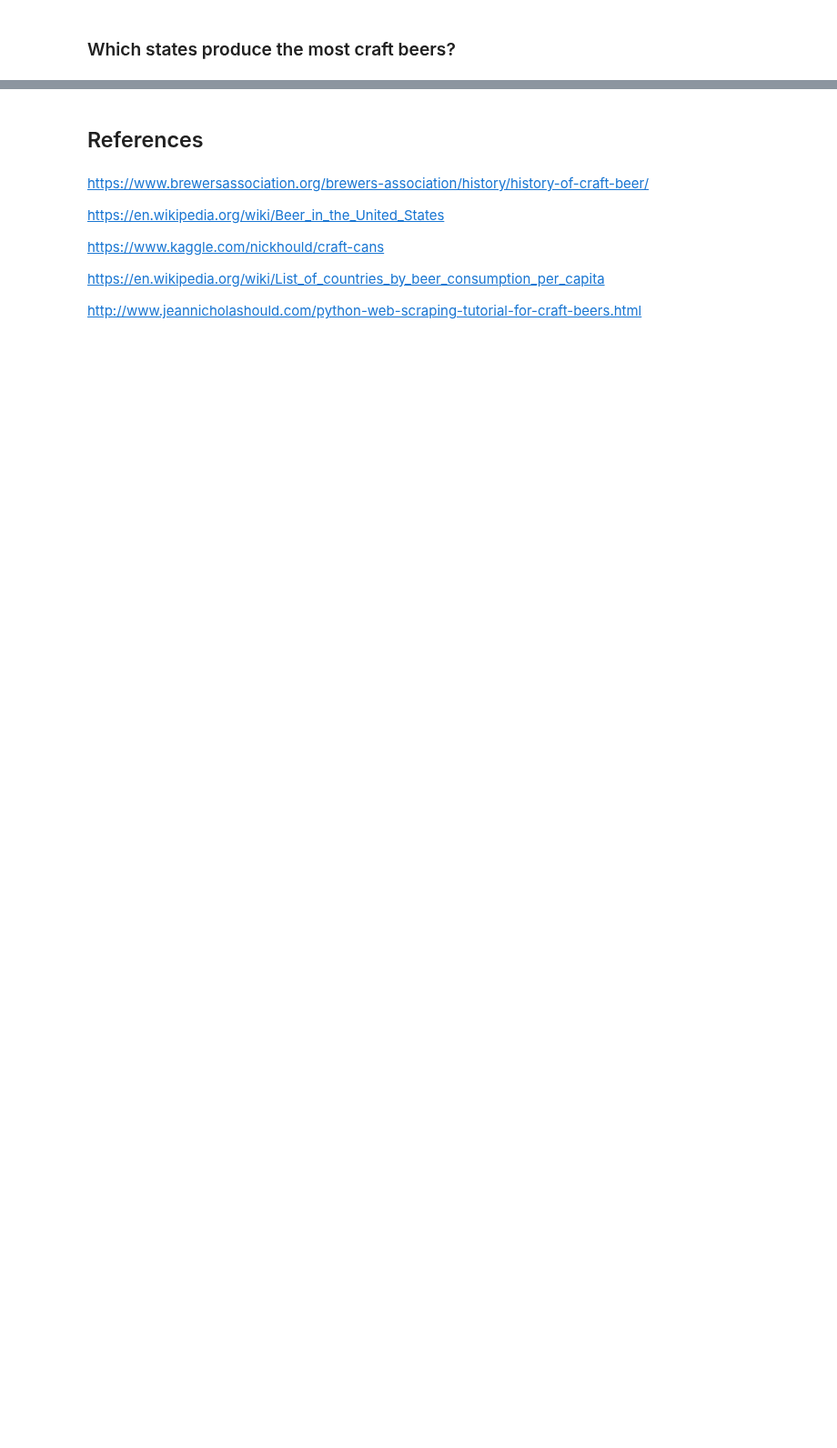
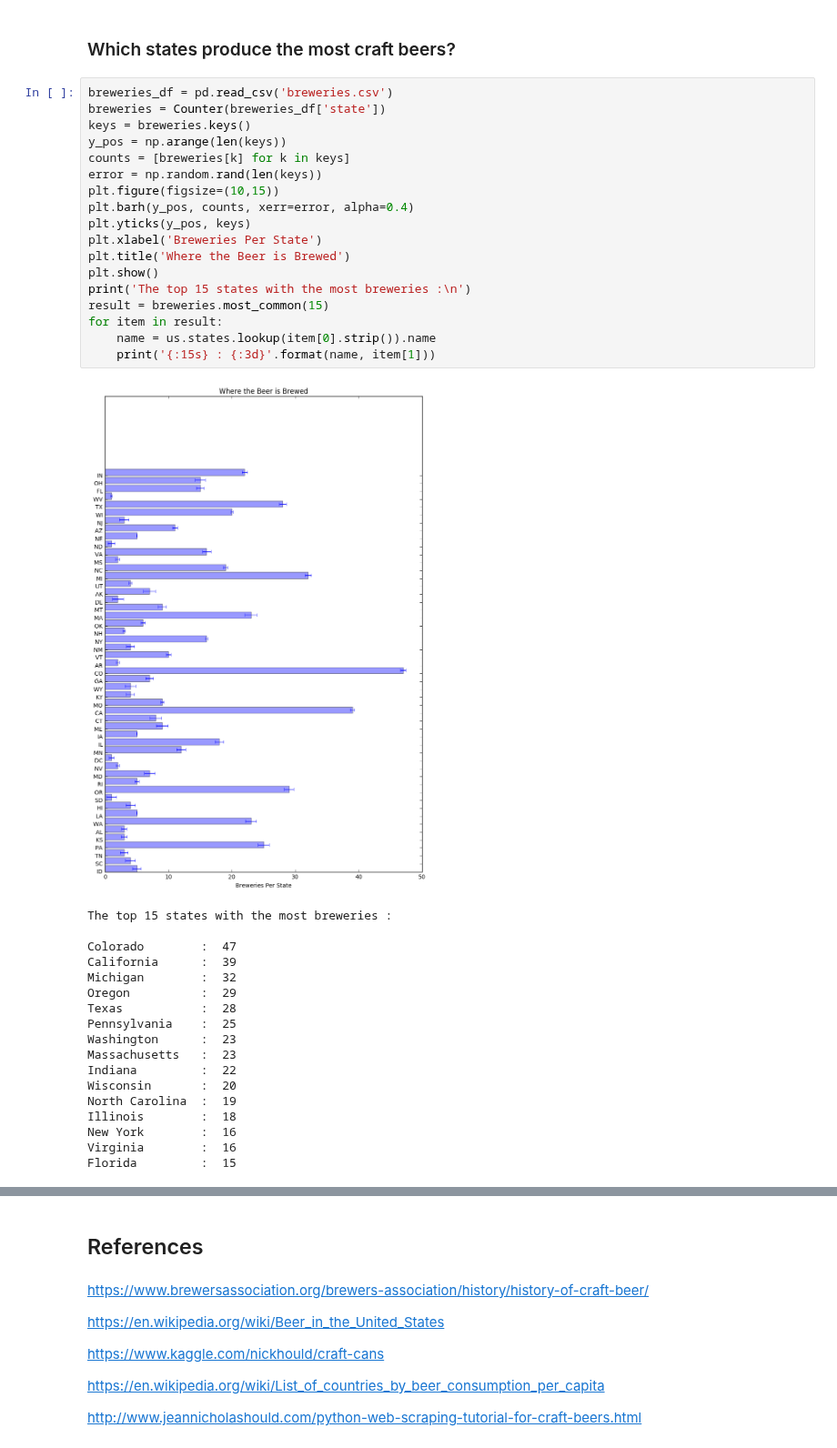
Before and after one commit to 315iah515/Thinkful-Notebooks, a Jupyter notebook: Prep/CapstoneAnalyticReport.ipynb, the cells around one changed output, grey strips where cells are left out. Shown at 91% size. Cells and saved outputs as stored; diff of their text form; blank space fills up the shorter version.

```diff
--- a/Prep/CapstoneAnalyticReport.ipynb
+++ b/Prep/CapstoneAnalyticReport.ipynb
@@ -93,2 +96,39 @@ The average ABV for the craft beers is 6 %. Considering that most of the beer ty
 # %% [markdown]
 ###  Which states produce the most craft beers?
+# %%
+breweries_df = pd.read_csv('breweries.csv')
+breweries = Counter(breweries_df['state'])
+keys = breweries.keys()
+y_pos = np.arange(len(keys))
+counts = [breweries[k] for k in keys]
+error = np.random.rand(len(keys))
+plt.figure(figsize=(10,15))
+plt.barh(y_pos, counts, xerr=error, alpha=0.4)
+plt.yticks(y_pos, keys)
+plt.xlabel('Breweries Per State')
+plt.title('Where the Beer is Brewed')
+plt.show()
+print('The top 15 states with the most breweries :\n')
+result = breweries.most_common(15)
+for item in result:
+    name = us.states.lookup(item[0].strip()).name
+    print('{:15s} : {:3d}'.format(name, item[1]))
+# %% [output]
+[figure, added]
+The top 15 states with the most breweries :
+
+Colorado        :  47
+California      :  39
+Michigan        :  32
+Oregon          :  29
+Texas           :  28
+Pennsylvania    :  25
+Washington      :  23
+Massachusetts   :  23
+Indiana         :  22
+Wisconsin       :  20
+North Carolina  :  19
+Illinois        :  18
+New York        :  16
+Virginia        :  16
+Florida         :  15
```
Also changed, not shown: parts of 20 cells of this notebook.
